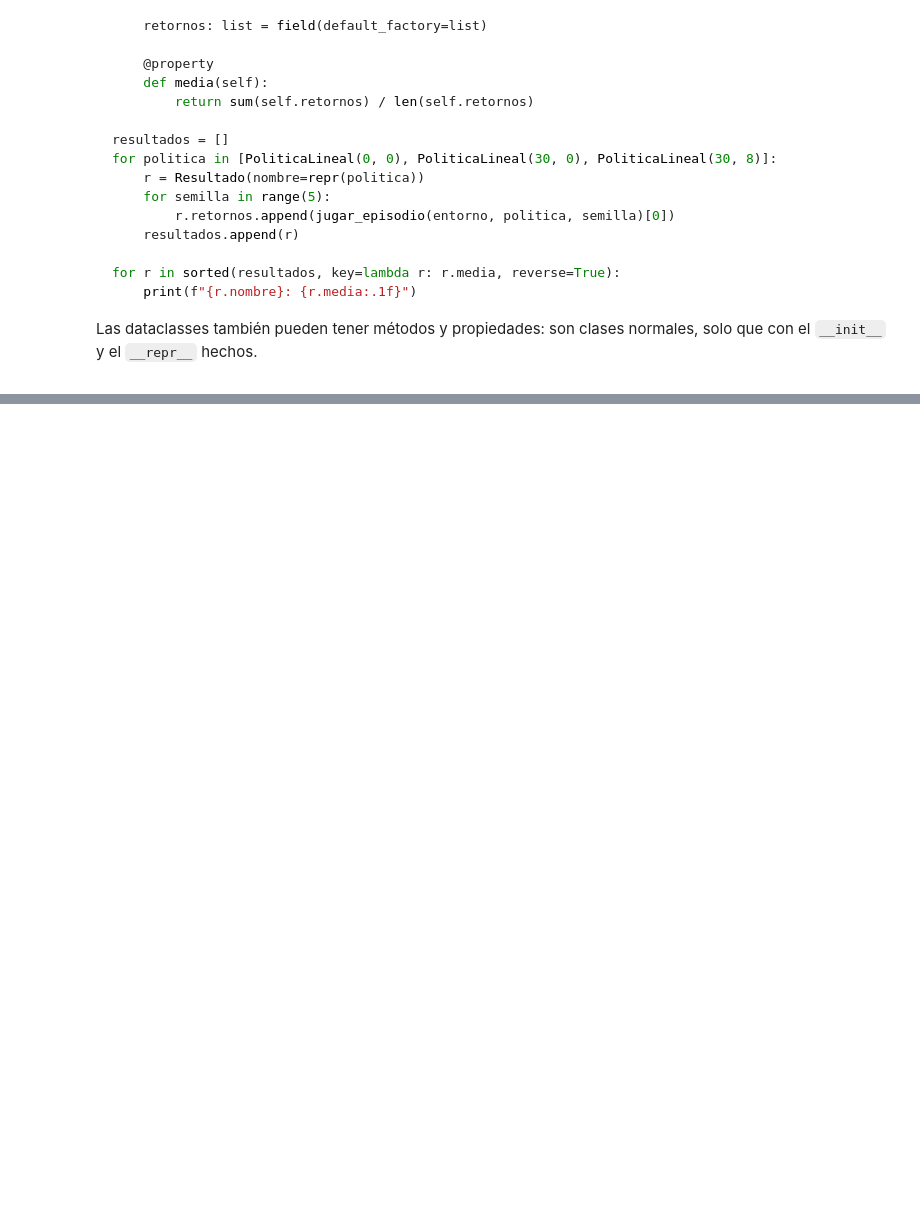
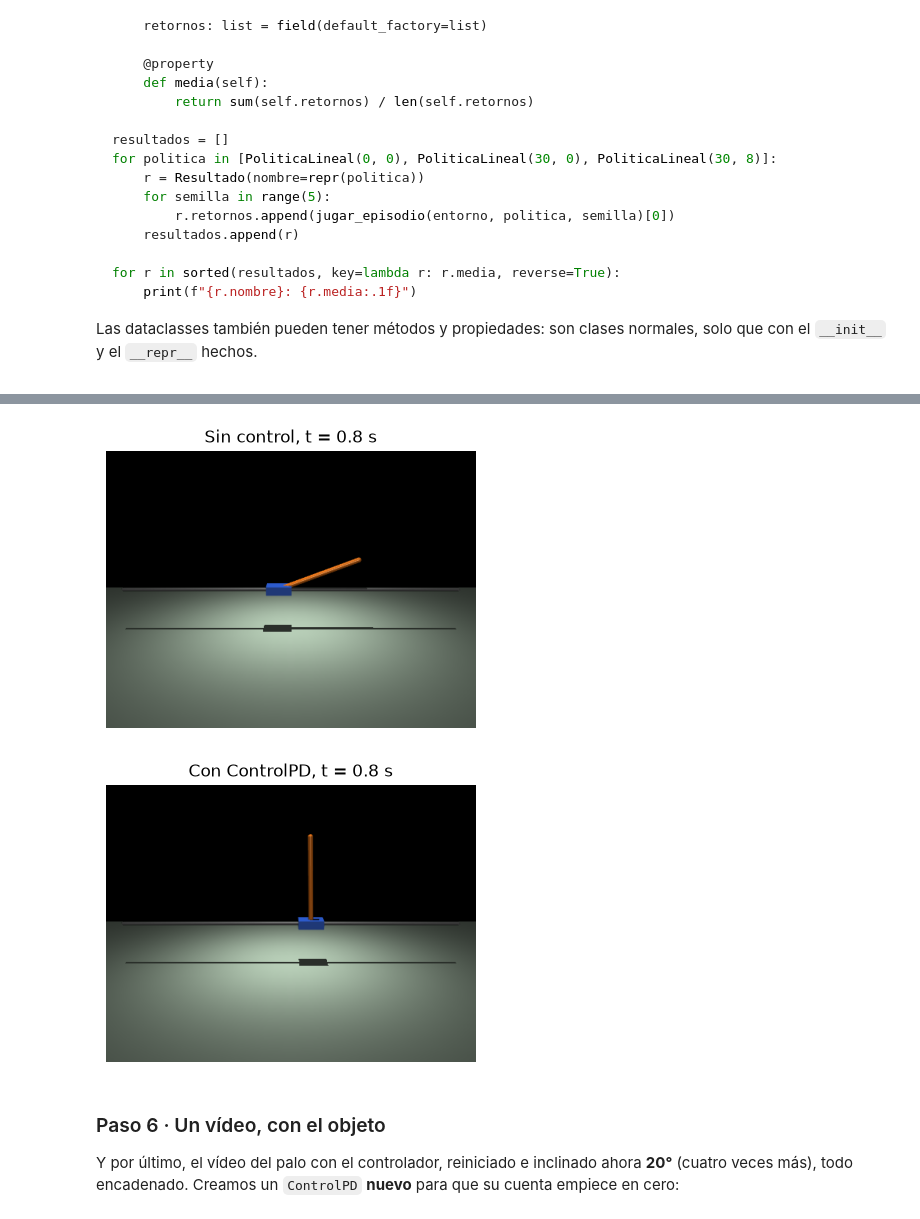
Before and after one commit to Greg2828/robotica, a Jupyter notebook: notebooks/NB24_python_clases.ipynb, the cells around one changed output, grey strips where cells are left out. Cells and saved outputs as stored; diff of their text form; code cells hidden in the pictures; folded sections open; blank space fills up the shorter version.

```diff
--- a/notebooks/NB24_python_clases.ipynb
+++ b/notebooks/NB24_python_clases.ipynb
@@ -664,0 +807,11 @@ Las dataclasses también pueden tener métodos y propiedades: son clases normale
+# %%
+solo = Simulacion("palo_escoba").poner("bisagra", 5)
+con_pd = Simulacion("palo_escoba").poner("bisagra", 5)
+con_pd.control = pd
+
+print(" tiempo |  sin control | con ControlPD")
+for _ in range(8):
+    solo.paso(10)
+    con_pd.paso(10)
+    print(f"{con_pd.tiempo:6.1f}  | {np.degrees(solo.datos.qpos[1]):10.1f}° | {np.degrees(con_pd.datos.qpos[1]):10.1f}°")
+print(pd)
@@ -664,0 +836,11 @@ Las dataclasses también pueden tener métodos y propiedades: son clases normale
+# %%
+solo.foto(seguir=False, distancia=4, titulo=f"Sin control, t = {solo.tiempo:.1f} s")
+con_pd.foto(seguir=False, distancia=4, titulo=f"Con ControlPD, t = {con_pd.tiempo:.1f} s")
+# %% [output]
+[figure, added]
+[figure, added]
+# %% [markdown]
+### Paso 6 · Un vídeo, con el objeto
+
+Y por último, el vídeo del palo con el controlador, reiniciado e inclinado ahora **20°** (cuatro veces más), todo encadenado. Creamos un
+`ControlPD` **nuevo** para que su cuenta empiece en cero:
```
Also changed, not shown: parts of 20 cells of this notebook, 16 other files.
